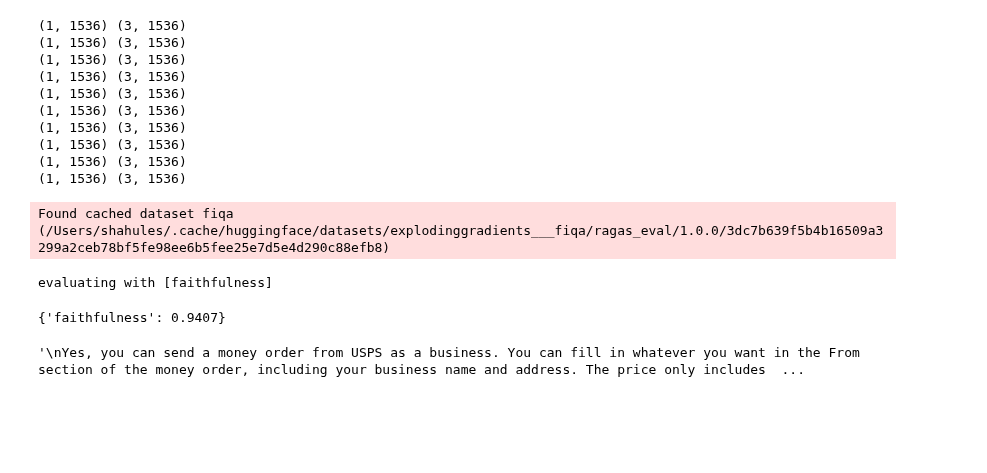
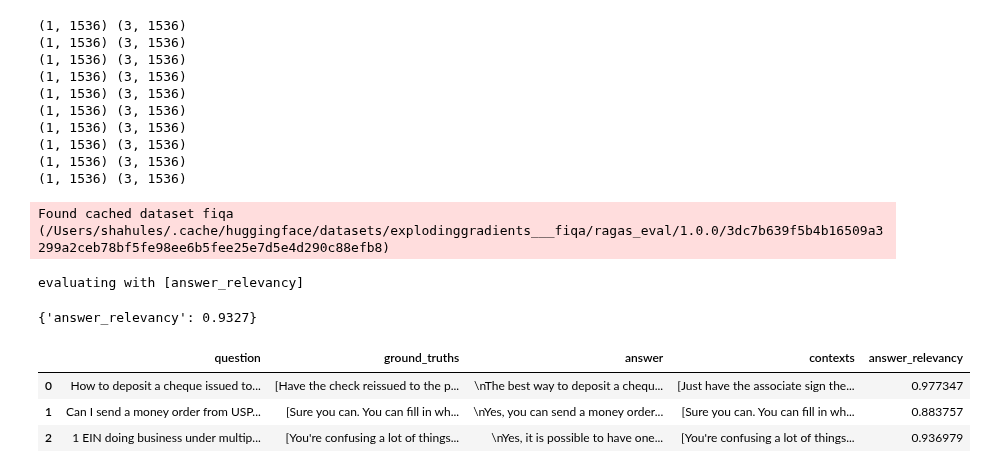
Before and after one commit to explodinggradients/ragas, a Jupyter notebook: experiments/assesments/metrics_assesments.ipynb, the cells around one changed output. Drawn from its saved outputs; the diff is of its cells as text; code cells hidden in the pictures; blank space fills up the shorter version.

Commit message:
added results

```diff
--- a/experiments/assesments/metrics_assesments.ipynb
+++ b/experiments/assesments/metrics_assesments.ipynb
@@ -777,5 +761,5 @@ from ragas.metrics.answer_relevance import GPTAnswerRelevancy
 # %%
-rel = GPTAnswerRelevancy()
+rel = AnswerRelevancy()
 # %%
 fiqa_eval = load_dataset("explodinggradients/fiqa", "ragas_eval")
 # %% [output]
@@ -786,12 +770,15 @@ results = evaluate(
     metrics=[rel],
 )
 # %% [output]
-evaluating with [faithfulness]
+evaluating with [answer_relevancy]
 # %%
 results
 # %% [output]
-{'faithfulness': 0.9407}
+{'answer_relevancy': 0.9327}
-# %%
-results.to_pandas().iloc[1]['answer']
-# %% [output]
-'\nYes, you can send a money order from USPS as a business. You can fill in whatever you want in the From section of the money order, including your business name and address. The price only includes  ...
+# %%
+results.to_pandas()
+# %% [output]
+|  | question | ground_truths | answer | contexts | answer_relevancy |
+| 0 | How to deposit a cheque issued to... | [Have the check reissued to the p... | \nThe best way to deposit a chequ... | [Just have the associate sign the... | 0.977347 |
+| 1 | Can I send a money order from USP... | [Sure you can. You can fill in wh... | \nYes, you can send a money order... | [Sure you can. You can fill in wh... | 0.883757 |
+| 2 | 1 EIN doing business under multip... | [You're confusing a lot of things... | \nYes, it is possible to have one... | [You're confusing a lot of things... | 0.936979 |
```
Also changed, not shown: parts of 3 cells of this notebook.
